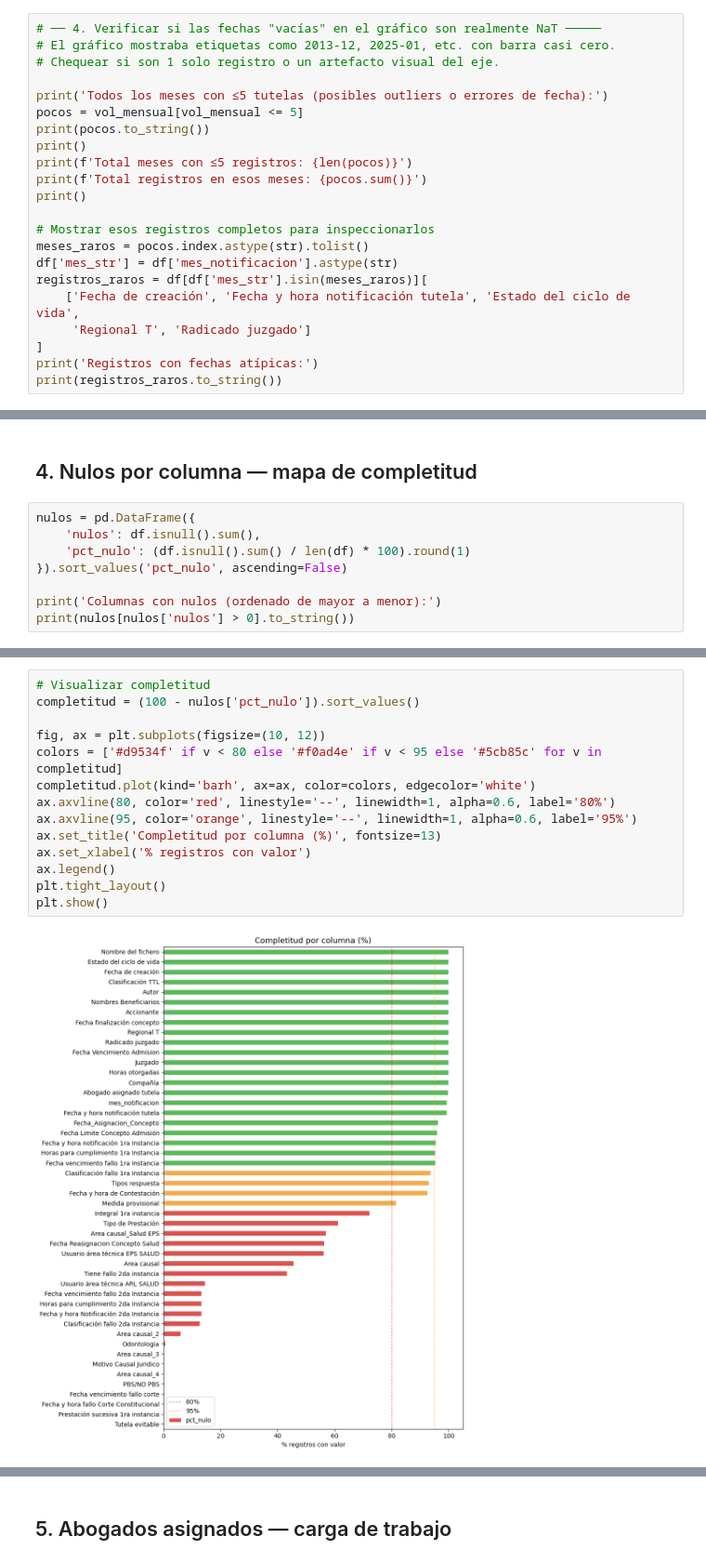
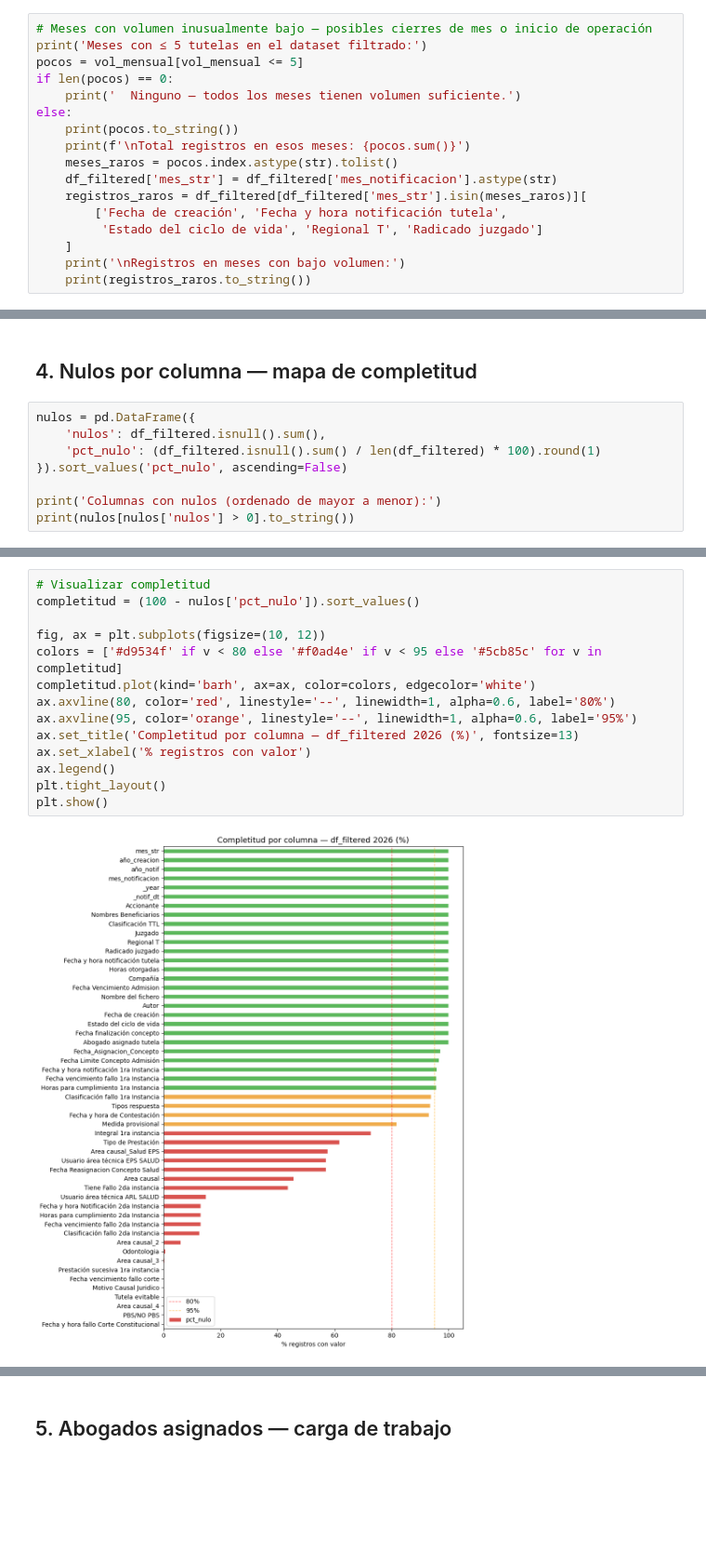
Before and after one commit to dfsosa83/sura-legal, a Jupyter notebook: notebooks/01_tutelas_exploration.ipynb, the cells around one changed output, grey strips where cells are left out. Shown at 93% size. Cells and saved outputs as stored; diff of their text form; blank space fills up the shorter version.

```diff
--- a/notebooks/01_tutelas_exploration.ipynb
+++ b/notebooks/01_tutelas_exploration.ipynb
@@ -196,23 +362,18 @@ Para los outliers (notificación fuera de 2026):
 # %%
-# ── 4. Verificar si las fechas "vacías" en el gráfico son realmente NaT ─────
-# El gráfico mostraba etiquetas como 2013-12, 2025-01, etc. con barra casi cero.
-# Chequear si son 1 solo registro o un artefacto visual del eje.
-
-print('Todos los meses con ≤5 tutelas (posibles outliers o errores de fecha):')
+# Meses con volumen inusualmente bajo — posibles cierres de mes o inicio de operación
+print('Meses con ≤ 5 tutelas en el dataset filtrado:')
 pocos = vol_mensual[vol_mensual <= 5]
-print(pocos.to_string())
-print()
-print(f'Total meses con ≤5 registros: {len(pocos)}')
-print(f'Total registros en esos meses: {pocos.sum()}')
-print()
-
-# Mostrar esos registros completos para inspeccionarlos
-meses_raros = pocos.index.astype(str).tolist()
-df['mes_str'] = df['mes_notificacion'].astype(str)
-registros_raros = df[df['mes_str'].isin(meses_raros)][
-    ['Fecha de creación', 'Fecha y hora notificación tutela', 'Estado del ciclo de vida',
-     'Regional T', 'Radicado juzgado']
-]
-print('Registros con fechas atípicas:')
-print(registros_raros.to_string())
+if len(pocos) == 0:
+    print('  Ninguno — todos los meses tienen volumen suficiente.')
+else:
+    print(pocos.to_string())
+    print(f'\nTotal registros en esos meses: {pocos.sum()}')
+    meses_raros = pocos.index.astype(str).tolist()
+    df_filtered['mes_str'] = df_filtered['mes_notificacion'].astype(str)
+    registros_raros = df_filtered[df_filtered['mes_str'].isin(meses_raros)][
+        ['Fecha de creación', 'Fecha y hora notificación tutela',
+         'Estado del ciclo de vida', 'Regional T', 'Radicado juzgado']
+    ]
+    print('\nRegistros en meses con bajo volumen:')
+    print(registros_raros.to_string())
 # %% [output]
@@ -300,8 +452,8 @@ plt.show()
 ## 4. Nulos por columna — mapa de completitud
 # %%
 nulos = pd.DataFrame({
-    'nulos': df.isnull().sum(),
-    'pct_nulo': (df.isnull().sum() / len(df) * 100).round(1)
+    'nulos': df_filtered.isnull().sum(),
+    'pct_nulo': (df_filtered.isnull().sum() / len(df_filtered) * 100).round(1)
 }).sort_values('pct_nulo', ascending=False)
 
 print('Columnas con nulos (ordenado de mayor a menor):')
@@ -327,16 +479,16 @@ Estado del ciclo de vida                     2       0.0
 # %%
 # Visualizar completitud
 completitud = (100 - nulos['pct_nulo']).sort_values()
 
 fig, ax = plt.subplots(figsize=(10, 12))
 colors = ['#d9534f' if v < 80 else '#f0ad4e' if v < 95 else '#5cb85c' for v in completitud]
 completitud.plot(kind='barh', ax=ax, color=colors, edgecolor='white')
 ax.axvline(80, color='red', linestyle='--', linewidth=1, alpha=0.6, label='80%')
 ax.axvline(95, color='orange', linestyle='--', linewidth=1, alpha=0.6, label='95%')
-ax.set_title('Completitud por columna (%)', fontsize=13)
+ax.set_title('Completitud por columna — df_filtered 2026 (%)', fontsize=13)
 ax.set_xlabel('% registros con valor')
 ax.legend()
 plt.tight_layout()
 plt.show()
 # %% [output]
-[figure, old version]
+[figure, new version]
```
Also changed, not shown: parts of 22 cells of this notebook, 41 other files.
